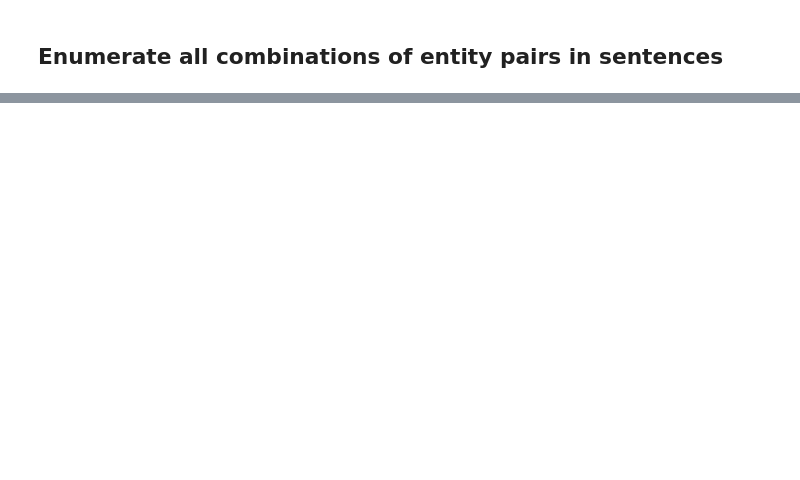
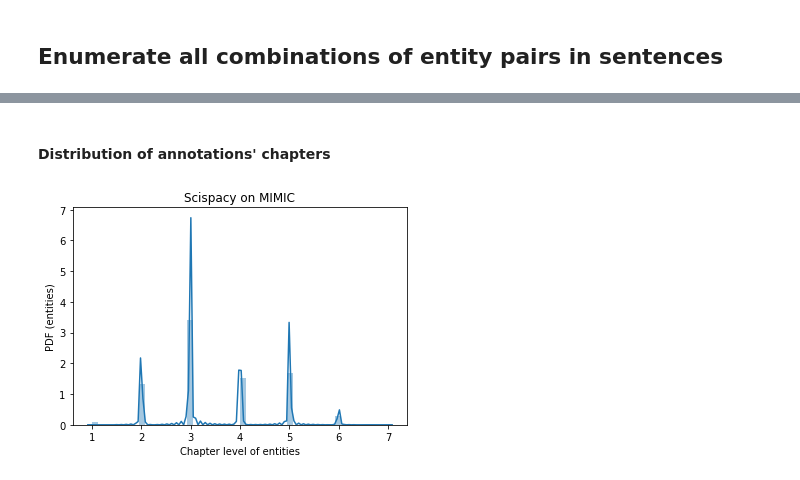
Before and after one commit to wtgme/snomed, a Jupyter notebook: distant_supervision.ipynb, the cells around one changed output, grey strips where cells are left out. Drawn from its saved outputs; the diff is of its cells as text; code cells hidden in the pictures; blank space fills up the shorter version.

```diff
--- a/distant_supervision.ipynb
+++ b/distant_supervision.ipynb
@@ -92,0 +146,2 @@ So:
+# %%
+discharg_dids = set(discharg_dids['row_id'].tolist())
@@ -92,0 +156,28 @@ So:
+# %%
+apath = '/users/k1810895/data/KER/data/scispacy_sentences/'
+bpath = '/users/k1810895/data/KER/data/medcat_sentence/'
+# %%
+def sentence_annots(path):
+    annot_counts = []
+    annot_types = []
+    annot_chapters = []
+    for index in range(1000):
+        file_name = 'batch' + str(index) + '.json'
+
+        docs = json.load(open(path+file_name, 'r'))
+
+        for did in docs.keys():
+            if int(did) in discharg_dids:
+                sents = docs[did]
+                for sid in sents.keys():
+                    sent = sents[sid]
+                    text = sent['sent_text']
+                    annots = sent['sent_annots']
+                    annot_counts.append(len(annots))
+                    for annot in annots:
+#                       Choose the first semantic type if multiple types are available
+                        type_str = annot['types'].split(',')[0]
+#                         annot_types.append(type_str)
+                        cha = len(type2chapter[type_str].split('.'))
+                        annot_chapters.append(cha)
+    return annot_counts, annot_chapters
@@ -92,0 +208,2 @@ So:
+# %%
+a_counts, a_chapters = sentence_annots(apath)
@@ -92,0 +216,10 @@ So:
+# %% [markdown]
+#### Distribution of annotations' chapters
+# %%
+sns.distplot(a_chapters)
+plt.xlabel("Chapter level of entities")
+plt.ylabel("PDF (entities)")
+plt.title("Scispacy on MIMIC")
+plt.show()
+# %% [output]
+[figure, added]
```
Also changed, not shown: parts of 39 cells of this notebook, 1 other file.
